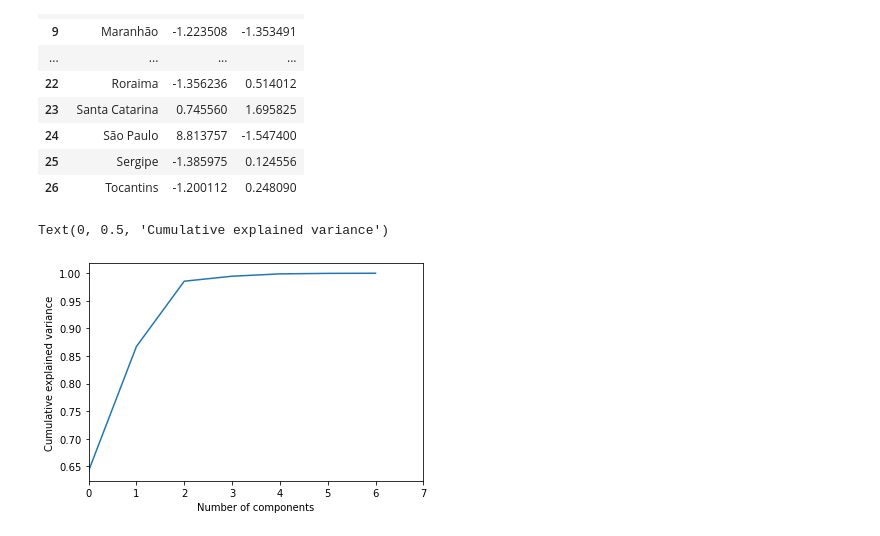
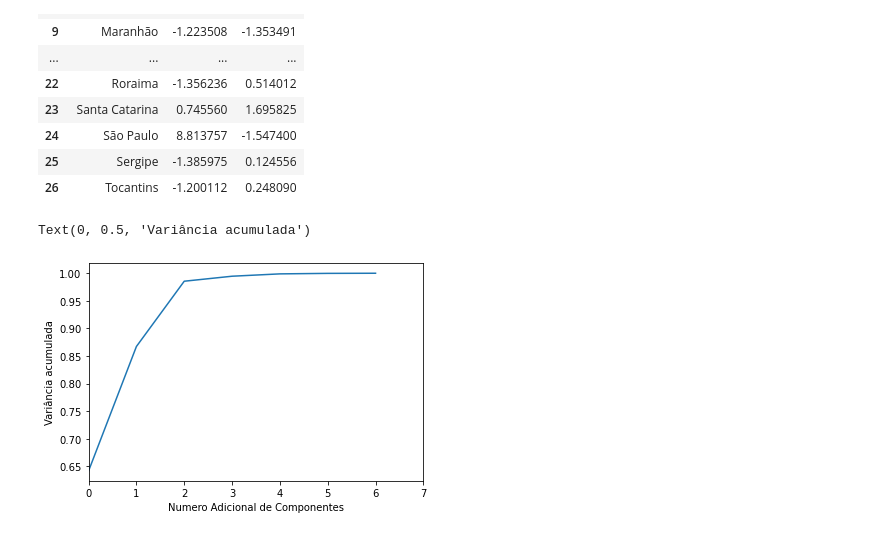
Before and after one commit to GCabral95/Aprendizado-Nao-Supervisionado, a Jupyter notebook: Analise de Componentes Principais.ipynb, the cells around one changed output. Cells and saved outputs as stored; diff of their text form; code cells hidden in the pictures.

```diff
--- a/Analise de Componentes Principais.ipynb
+++ b/Analise de Componentes Principais.ipynb
@@ -126,9 +126,9 @@ df2
 # %%
 pca = PCA().fit(Variaveis)
 plt.plot(np.cumsum(pca.explained_variance_ratio_))
 plt.xlim(0,7,1)
-plt.xlabel('Number of components')
-plt.ylabel('Cumulative explained variance')
+plt.xlabel('Numero Adicional de Componentes')
+plt.ylabel('Variância acumulada')
 # %% [output]
-Text(0, 0.5, 'Cumulative explained variance')
+Text(0, 0.5, 'Variância acumulada')
-[figure, old version]
+[figure, new version]
```
Also changed, not shown: 1 other file.
